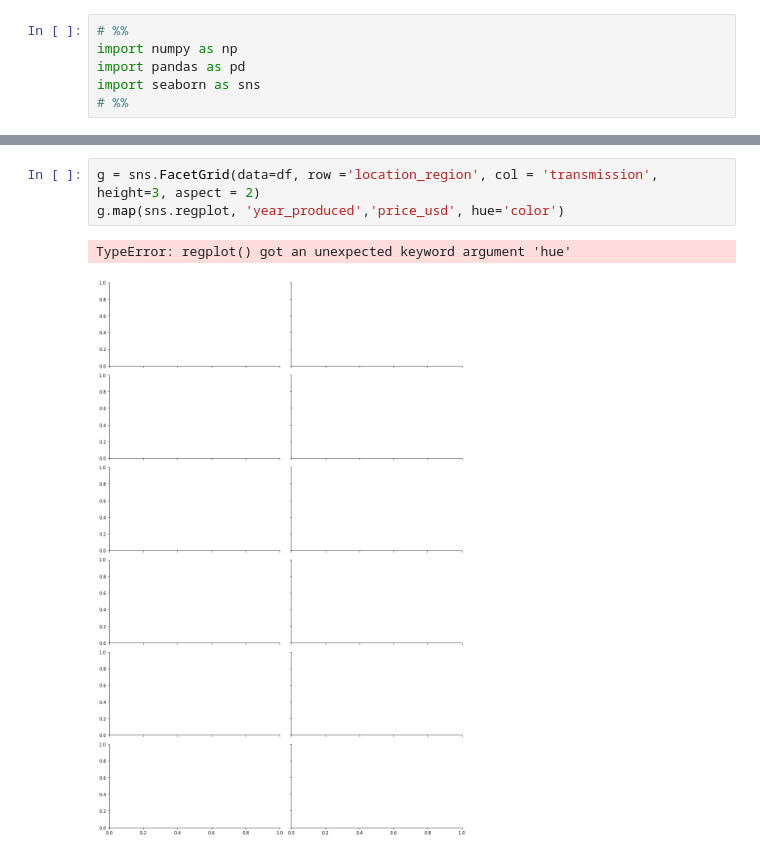
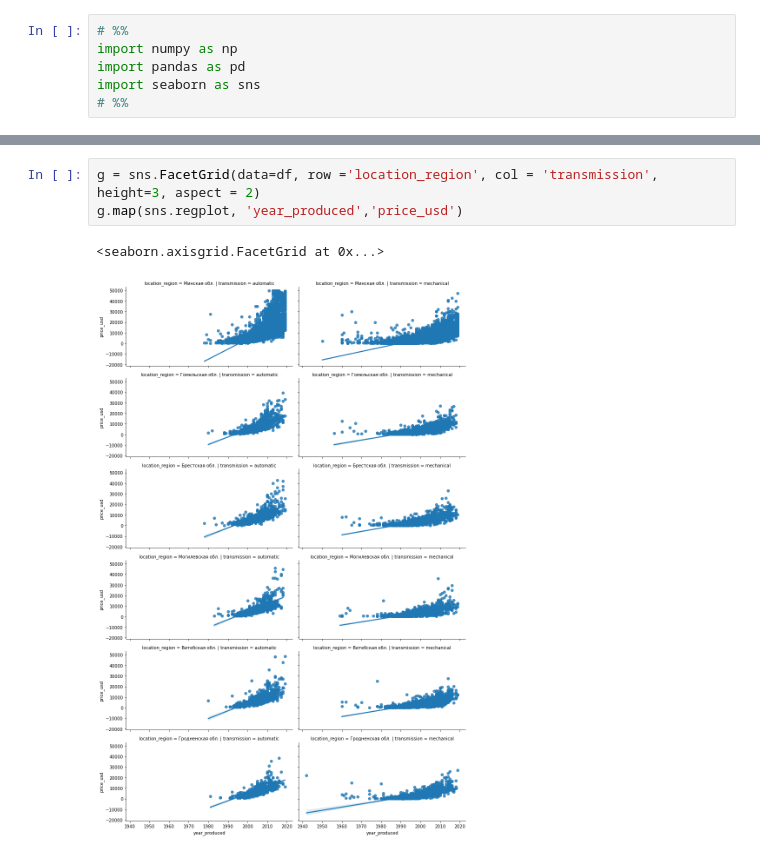
Before and after one commit to GreatestTrain/estadistica-descriptiva, a Jupyter notebook: notebooks/9.exploracion_visual.ipynb, the cells around one changed output, grey strips where cells are left out. Cells and saved outputs as stored; diff of their text form.

```diff
--- a/notebooks/9.exploracion_visual.ipynb
+++ b/notebooks/9.exploracion_visual.ipynb
@@ -39,7 +39,7 @@ duration_listed       786
 dtype: int64
 # %%
 g = sns.FacetGrid(data=df, row ='location_region', col = 'transmission',  height=3, aspect = 2)
-g.map(sns.regplot, 'year_produced','price_usd', hue='color')
+g.map(sns.regplot, 'year_produced','price_usd')
 # %% [output]
-TypeError: regplot() got an unexpected keyword argument 'hue'
+<seaborn.axisgrid.FacetGrid at 0x...>
-[figure, old version]
+[figure, new version]
```
Also changed, not shown: parts of 1 cell of this notebook, 4 other files.
